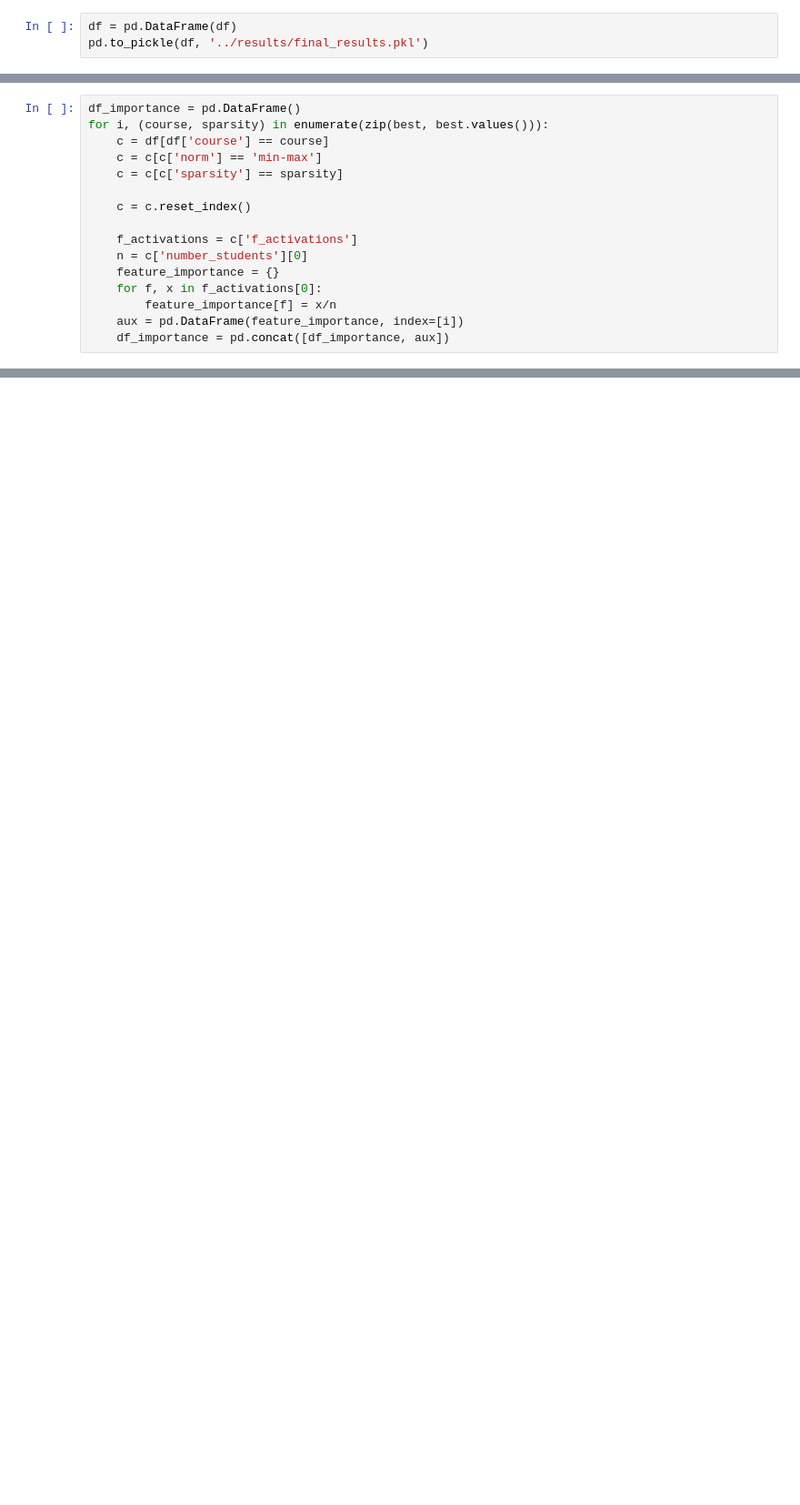
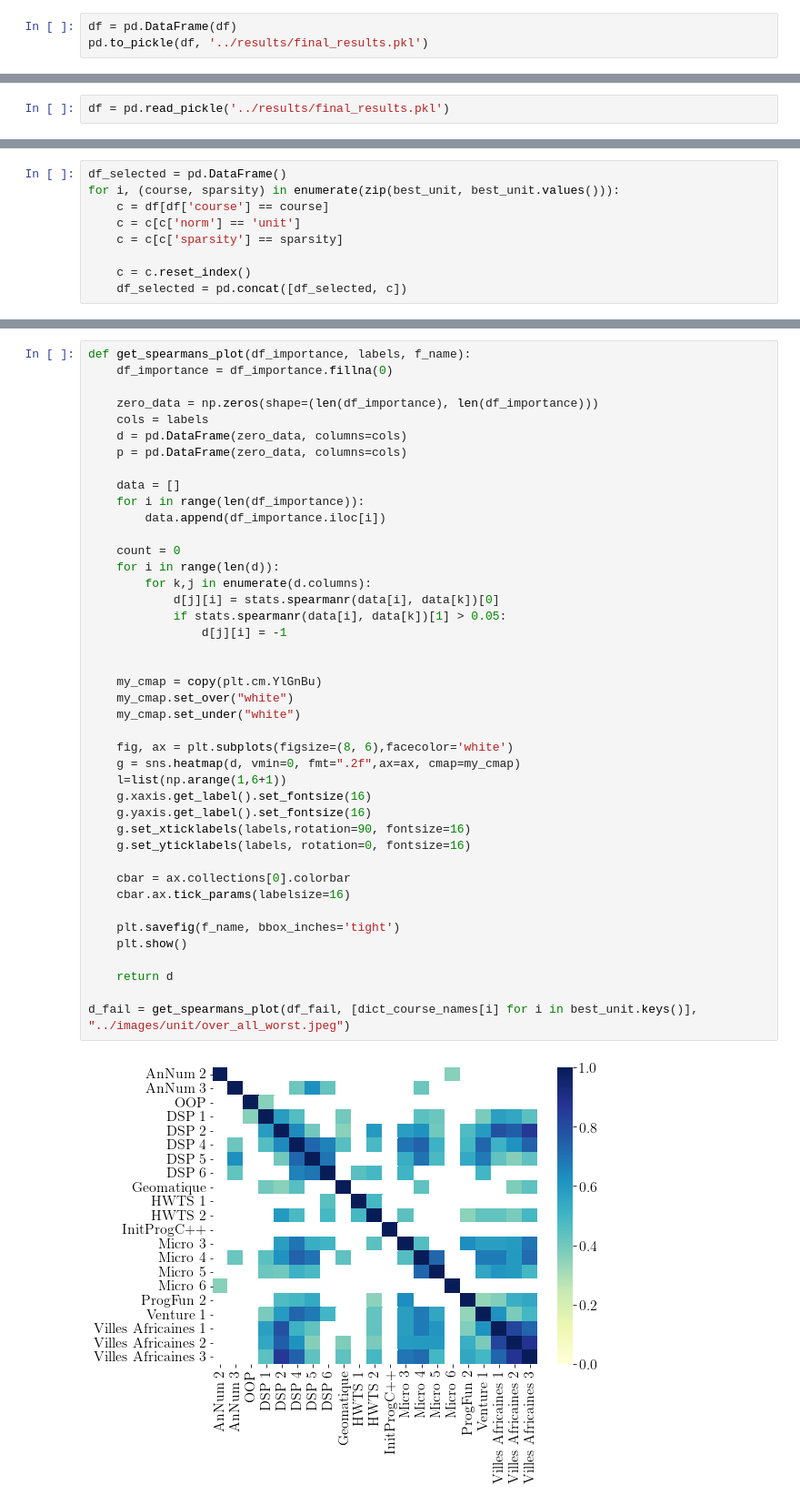
Before and after one commit to epfl-ml4ed/interpretable-clustering, a Jupyter notebook: notebooks/Preprocess_results.ipynb, the cells around one changed output, grey strips where cells are left out. Shown at 91% size. Cells and saved outputs as stored; diff of their text form; blank space fills up the shorter version.

Commit message:
Add new graphs, latex and unit-norm results

```diff
--- a/notebooks/Preprocess_results.ipynb
+++ b/notebooks/Preprocess_results.ipynb
@@ -230,0 +183,2 @@ df
+# %%
+df = pd.read_pickle('../results/final_results.pkl')
@@ -254,16 +233,9 @@ best['villesafricaines_003'] = 0.5
 # %%
-df_importance = pd.DataFrame()
-for i, (course, sparsity) in enumerate(zip(best, best.values())):
+df_selected = pd.DataFrame()
+for i, (course, sparsity) in enumerate(zip(best_unit, best_unit.values())):
     c = df[df['course'] == course]
-    c = c[c['norm'] == 'min-max']
+    c = c[c['norm'] == 'unit']
     c = c[c['sparsity'] == sparsity]
 
     c = c.reset_index()
-
-    f_activations = c['f_activations']
-    n = c['number_students'][0]
-    feature_importance = {}
-    for f, x in f_activations[0]:
-        feature_importance[f] = x/n
-    aux = pd.DataFrame(feature_importance, index=[i])
-    df_importance = pd.concat([df_importance, aux])
+    df_selected = pd.concat([df_selected, c])
@@ -290,0 +312,44 @@ df_importance
+# %%
+def get_spearmans_plot(df_importance, labels, f_name):
+    df_importance = df_importance.fillna(0)
+
+    zero_data = np.zeros(shape=(len(df_importance), len(df_importance)))
+    cols = labels
+    d = pd.DataFrame(zero_data, columns=cols)
+    p = pd.DataFrame(zero_data, columns=cols)
+
+    data = []
+    for i in range(len(df_importance)):
+        data.append(df_importance.iloc[i])
+
+    count = 0
+    for i in range(len(d)):
+        for k,j in enumerate(d.columns):
+            d[j][i] = stats.spearmanr(data[i], data[k])[0]
+            if stats.spearmanr(data[i], data[k])[1] > 0.05:
+                d[j][i] = -1
+
+
+    my_cmap = copy(plt.cm.YlGnBu)
+    my_cmap.set_over("white")
+    my_cmap.set_under("white")
+
+    fig, ax = plt.subplots(figsize=(8, 6),facecolor='white')
+    g = sns.heatmap(d, vmin=0, fmt=".2f",ax=ax, cmap=my_cmap)
+    l=list(np.arange(1,6+1))
+    g.xaxis.get_label().set_fontsize(16)
+    g.yaxis.get_label().set_fontsize(16)
+    g.set_xticklabels(labels,rotation=90, fontsize=16)
+    g.set_yticklabels(labels, rotation=0, fontsize=16)
+
+    cbar = ax.collections[0].colorbar
+    cbar.ax.tick_params(labelsize=16)
+
+    plt.savefig(f_name, bbox_inches='tight')
+    plt.show()
+
+    return d
+
+d_fail = get_spearmans_plot(df_fail, [dict_course_names[i] for i in best_unit.keys()], "../images/unit/over_all_worst.jpeg")
+# %% [output]
+[figure, added]
```
Also changed, not shown: parts of 26 cells of this notebook, 3 other files.
